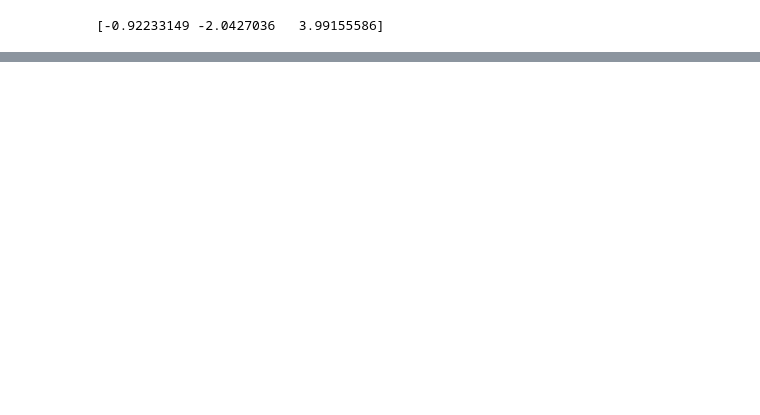
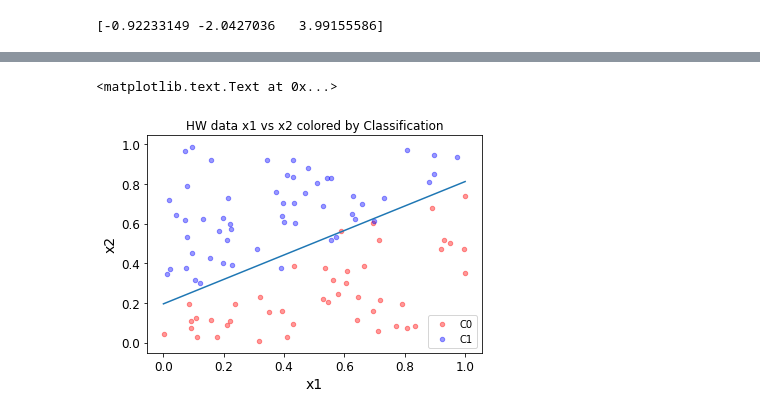
Before and after one commit to skilgoreT/csci5922, a Jupyter notebook: hw/hw1/hw1.ipynb, the cells around one changed output, grey strips where cells are left out. Cells and saved outputs as stored; diff of their text form; code cells hidden in the pictures; blank space fills up the shorter version.

Commit message:
hw1 notebook has the definative version of the code

```diff
--- a/hw/hw1/hw1.ipynb
+++ b/hw/hw1/hw1.ipynb
@@ -86,0 +144,33 @@ main()
+# %%
+# Common imports
+import numpy as np
+import os
+
+# to make this notebook's output stable across runs
+np.random.seed(42)
+
+# To plot pretty figures
+%matplotlib inline
+import matplotlib
+import matplotlib.pyplot as plt
+plt.rcParams['axes.labelsize'] = 14
+plt.rcParams['xtick.labelsize'] = 12
+plt.rcParams['ytick.labelsize'] = 12
+
+# Where to save the figures
+PROJECT_ROOT_DIR = "."
+
+import pandas as pd
+
+def load_data():
+    csv_path = os.path.join(".", "assign1_data.txt")
+    return pd.read_csv(csv_path, sep="\s+")
+
+def load_data():
+    csv_path = os.path.join(".", "assign1_data.txt")
+    return pd.read_csv(csv_path, sep="\s+")
+
+data = load_data()
+data.head()
+c0 = data[(data.z==0)]
+c1 = data[(data.z==1)]
@@ -86,0 +182,12 @@ main()
+# %%
+X = np.linspace(0, 1, 128, endpoint=True)
+W = w_perceptron
+L = -(1/W[2])*(W[1]*X + W[0])
+
+ax = c0.plot.scatter(x="x1", y="x2", color='Red', alpha=0.4, label='C0')
+c1.plot.scatter( x="x1", y="x2", color='Blue', alpha=0.4, label='C1', ax=ax)
+ax.plot(X,L)
+plt.title('HW data x1 vs x2 colored by Classification')
+# %% [output]
+<matplotlib.text.Text at 0x...>
+[figure, added]
```
Also changed, not shown: parts of 10 cells of this notebook, 2 other files.
